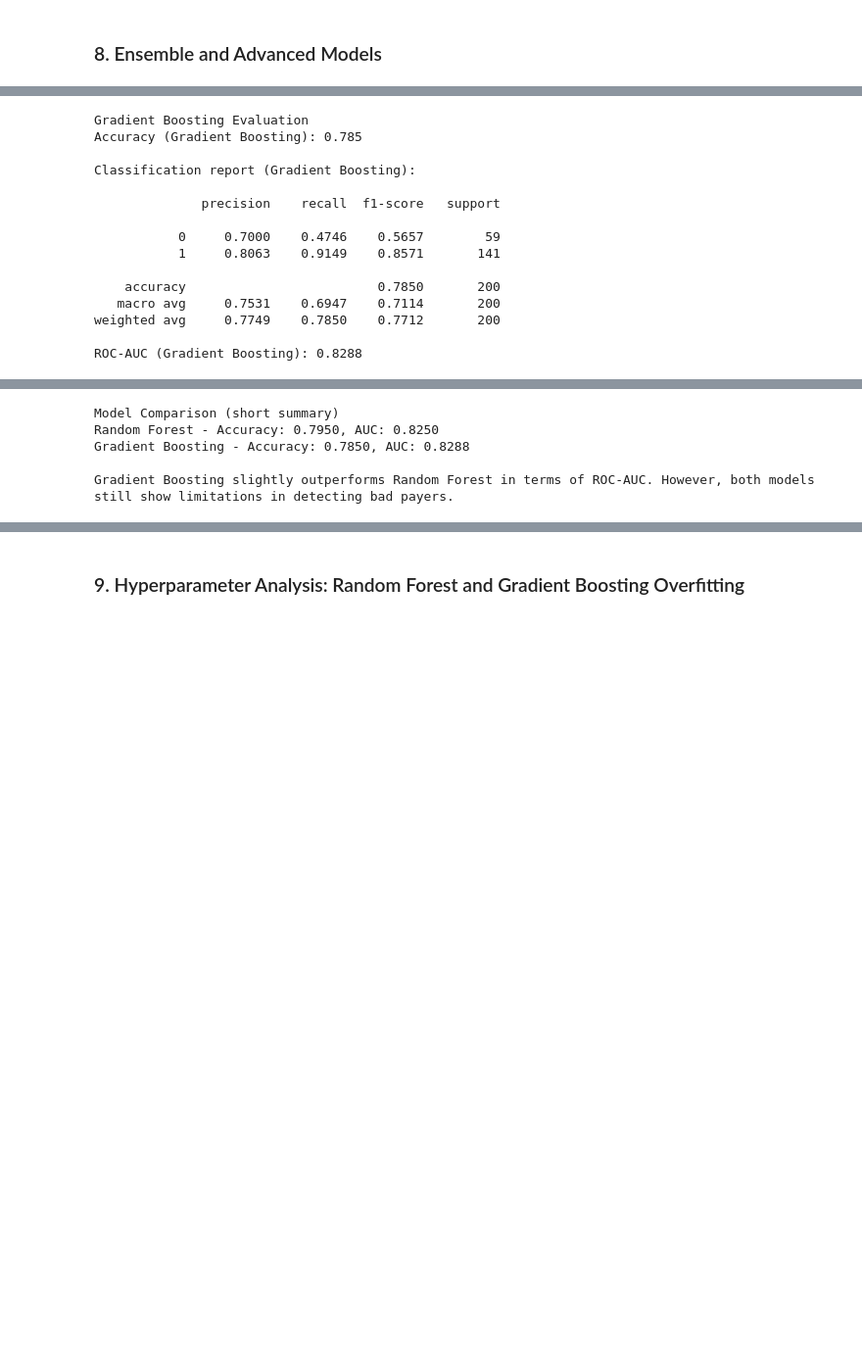
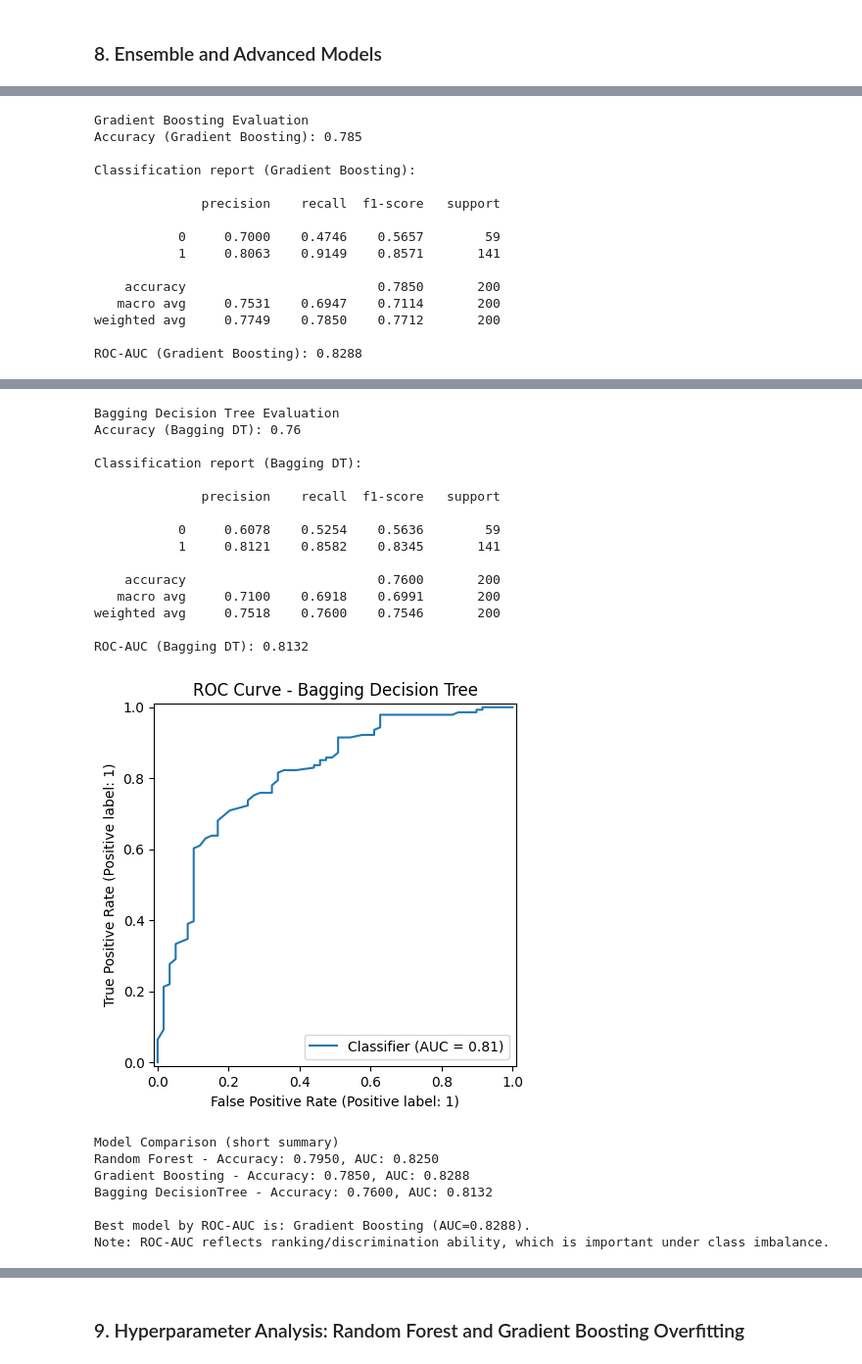
Before and after one commit to Marceeell1/Machine_Learning, a Jupyter notebook: Project.ipynb, the cells around one changed output, grey strips where cells are left out. Shown at 98% size. Drawn from its saved outputs; the diff is of its cells as text; code cells hidden in the pictures; blank space fills up the shorter version.

Commit message:
Update Project.ipynb: add model optimization section

```diff
--- a/Project.ipynb
+++ b/Project.ipynb
@@ -872,7 +930,8 @@ Although the original dataset contains 20 variables, categorical features were t
 # %% [markdown]
 ### 8. Ensemble and Advanced Models
 # %%
-from sklearn.ensemble import RandomForestClassifier, GradientBoostingClassifier
+from sklearn.ensemble import RandomForestClassifier, GradientBoostingClassifier, BaggingClassifier
+from sklearn.tree import DecisionTreeClassifier
 from sklearn.metrics import accuracy_score, classification_report, roc_auc_score, RocCurveDisplay
 import matplotlib.pyplot as plt
 
@@ -935,28 +994,48 @@ RocCurveDisplay.from_predictions(y_test, y_proba_gb)
 plt.title("ROC Curve - Gradient Boosting")
 plt.show()
 
+#Bagging Decision Tree
+
+bag_dt = BaggingClassifier(
+    estimator=DecisionTreeClassifier(random_state=42),
+    n_estimators=200,
+    max_samples=0.8,
+    bootstrap=True,
+    random_state=42,
+    n_jobs=-1
+)
+
+bag_dt.fit(X_train, y_train)
+
+y_pred_bag = bag_dt.predict(X_test)
+y_proba_bag = bag_dt.predict_proba(X_test)[:, 1]
+
+print("\nBagging Decision Tree Evaluation")
+print("Accuracy (Bagging DT):", accuracy_score(y_test, y_pred_bag))
+print("\nClassification report (Bagging DT):\n")
+print(classification_report(y_test, y_pred_bag, digits=4))
+
+auc_bag = roc_auc_score(y_test, y_proba_bag)
+print(f"ROC-AUC (Bagging DT): {auc_bag:.4f}\n")
+
+RocCurveDisplay.from_predictions(y_test, y_proba_bag)
+plt.title("ROC Curve - Bagging Decision Tree")
+plt.show()
 
 # Model comparison (credit-risk oriented)
 
 print("Model Comparison (short summary)")
 print(f"Random Forest - Accuracy: {accuracy_score(y_test, y_pred_rf):.4f}, AUC: {auc_rf:.4f}")
 print(f"Gradient Boosting - Accuracy: {accuracy_score(y_test, y_pred_gb):.4f}, AUC: {auc_gb:.4f}")
+print(f"Bagging DecisionTree - Accuracy: {accuracy_score(y_test, y_pred_bag):.4f}, AUC: {auc_bag:.4f}")
 
-if auc_gb > auc_rf:
-    print(
-        "\nGradient Boosting slightly outperforms Random Forest in terms of ROC-AUC. "
-        "However, both models still show limitations in detecting bad payers."
-    )
-elif auc_gb < auc_rf:
-    print(
-        "\nRandom Forest slightly outperforms Gradient Boosting in terms of ROC-AUC. "
-        "The use of class_weight helps mitigate class imbalance."
-    )
-else:
-    print(
-        "\nBoth ensemble models achieve very similar ROC-AUC scores, "
-        "suggesting comparable discriminative power."
-    )
+best_name, best_auc = max(
+    [("Random Forest", auc_rf), ("Gradient Boosting", auc_gb), ("Bagging DT", auc_bag)],
+    key=lambda x: x[1]
+)
+
+print(f"\nBest model by ROC-AUC is: {best_name} (AUC={best_auc:.4f}).")
+print("Note: ROC-AUC reflects ranking/discrimination ability, which is important under class imbalance.")
 # %% [output]
 Ensemble and Advanced Models
 
@@ -966,35 +1045,53 @@ Accuracy (Random Forest): 0.795
 Classification report (Random Forest):
 
               precision    recall  f1-score   support
 
            0     0.7647    0.4407    0.5591        59
            1     0.8012    0.9433    0.8664       141
 
     accuracy                         0.7950       200
    macro avg     0.7830    0.6920    0.7128       200
 weighted avg     0.7904    0.7950    0.7758       200
 
 ROC-AUC (Random Forest): 0.8250
 [figure]
 Gradient Boosting Evaluation
 Accuracy (Gradient Boosting): 0.785
 
 Classification report (Gradient Boosting):
 
               precision    recall  f1-score   support
 
            0     0.7000    0.4746    0.5657        59
            1     0.8063    0.9149    0.8571       141
 
     accuracy                         0.7850       200
    macro avg     0.7531    0.6947    0.7114       200
 weighted avg     0.7749    0.7850    0.7712       200
 
 ROC-AUC (Gradient Boosting): 0.8288
 [figure]
-Model Comparison (short summary)
-Random Forest - Accuracy: 0.7950, AUC: 0.8250
-Gradient Boosting - Accuracy: 0.7850, AUC: 0.8288
+Bagging Decision Tree Evaluation
+Accuracy (Bagging DT): 0.76
 
-Gradient Boosting slightly outperforms Random Forest in terms of ROC-AUC. However, both models still show limitations in detecting bad payers.
+Classification report (Bagging DT):
+
+              precision    recall  f1-score   support
+
+           0     0.6078    0.5254    0.5636        59
+           1     0.8121    0.8582    0.8345       141
+
+    accuracy                         0.7600       200
+   macro avg     0.7100    0.6918    0.6991       200
+weighted avg     0.7518    0.7600    0.7546       200
+
+ROC-AUC (Bagging DT): 0.8132
+[figure, added]
+Model Comparison (short summary)
+Random Forest - Accuracy: 0.7950, AUC: 0.8250
+Gradient Boosting - Accuracy: 0.7850, AUC: 0.8288
+Bagging DecisionTree - Accuracy: 0.7600, AUC: 0.8132
+
+Best model by ROC-AUC is: Gradient Boosting (AUC=0.8288).
+Note: ROC-AUC reflects ranking/discrimination ability, which is important under class imbalance.
 # %% [markdown]
```
Also changed, not shown: parts of 13 cells of this notebook.
